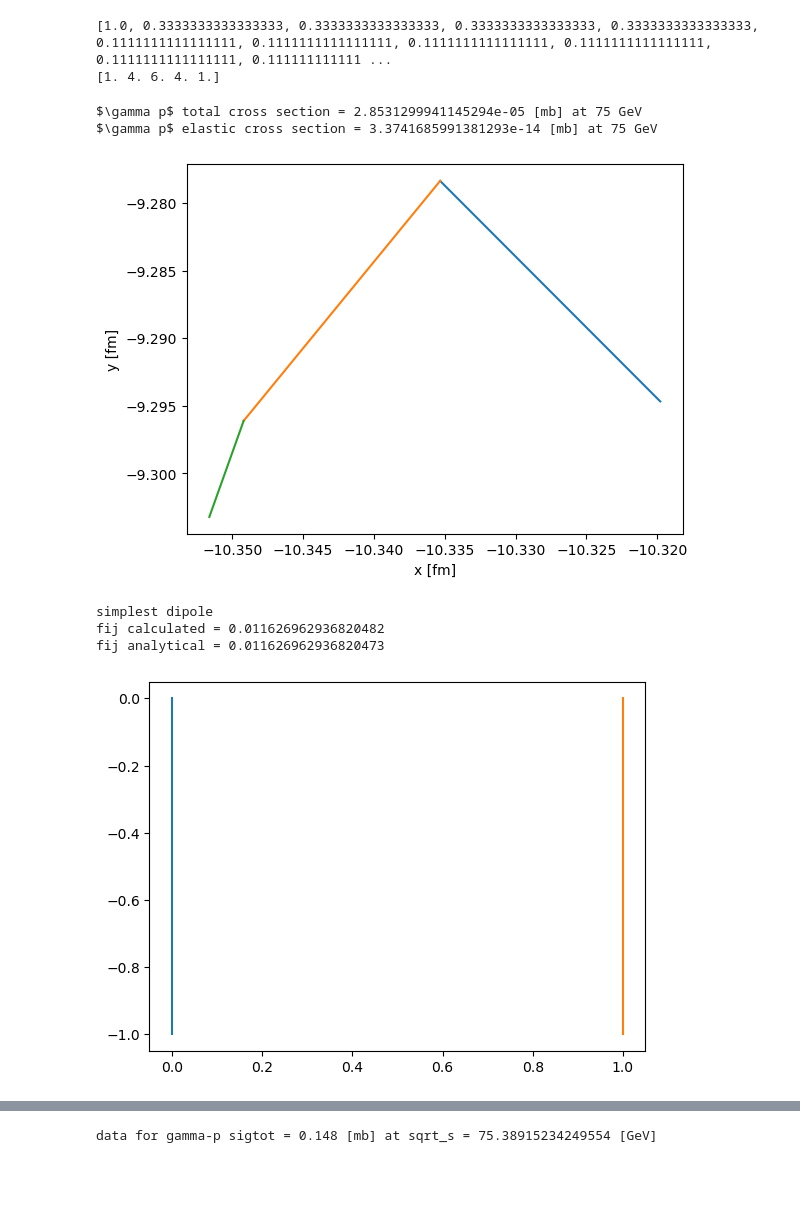
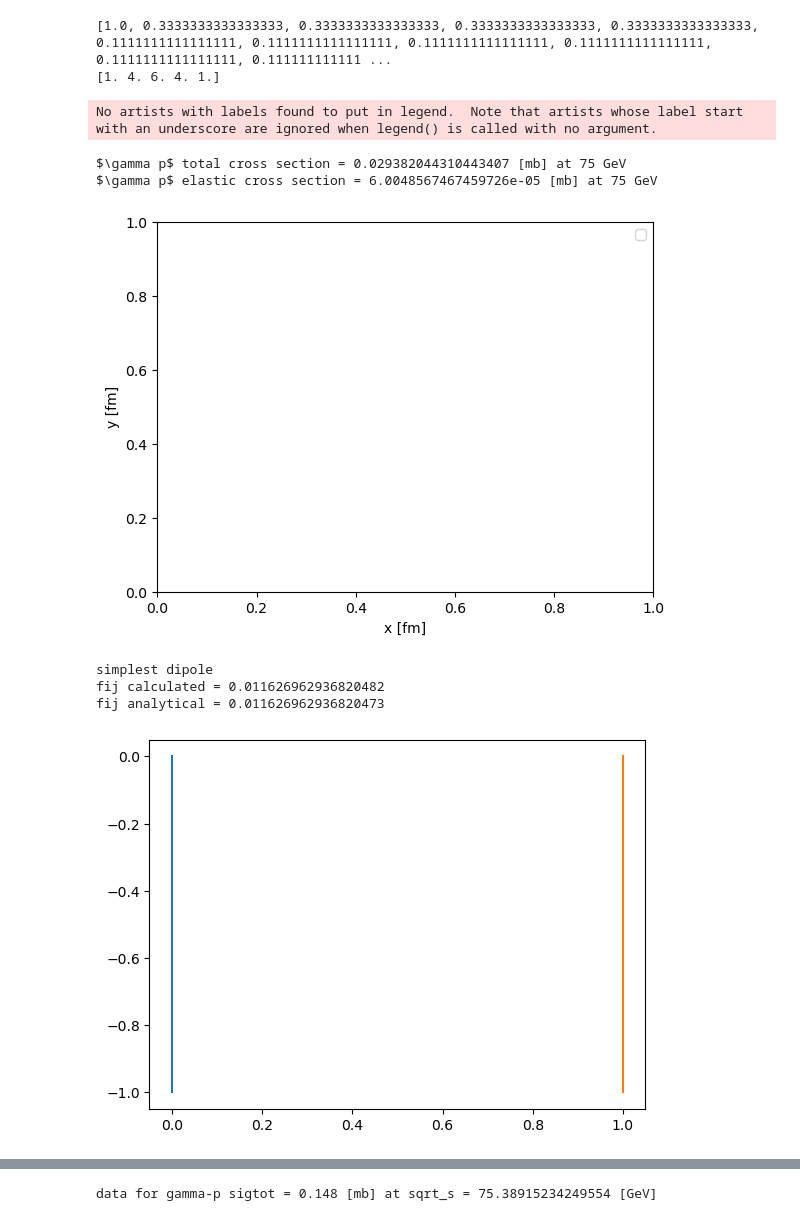
Before and after one commit to SaIsMM/GMC-eA, a Jupyter notebook: GMC v13 Oscar Sepp.ipynb, the cells around one changed output, grey strips where cells are left out. Saved outputs shown, nothing was run; the diff lists cells and outputs as text; code cells hidden in the pictures; blank space fills up the shorter version.

Commit message:
proper angles probably

```diff
--- a/GMC v13 Oscar Sepp.ipynb
+++ b/GMC v13 Oscar Sepp.ipynb
@@ -793,9 +793,9 @@ def dip_Proton(x, y):
 
     return dipTargets
 dipTargets = dip_Proton(0,0)
-num_dip_impact = 1 # the number of impact parameters we sample the cross sections from
+num_dip_impact = 10000 # the number of impact parameters we sample the cross sections from
 impacts_dip = []
-b_max = 15
+b_max = 7
 for j in range(num_dip_impact): # initializes impact parameters with a maximum b
     impacts_dip.append(impactsampler(b_max))
 
@@ -826,7 +826,7 @@ def dipole_mother(r, impact, psi): # first dipole
     r2 = np.array([b*np.cos(phi)+r/2*np.cos(psi), b*np.sin(phi)+r/2*np.sin(psi)])
     xs = [r1[0], r2[0]]
     ys = [r1[1], r2[1]]
-    plt.plot(xs, ys, 'r-') # plot mother
+    # plt.plot(xs, ys, label='mother') # plot mother
     r_dip_proj = [r1, r2]
     return r_dip_proj, r2
 
@@ -835,7 +835,7 @@ def dipole_daughter(r, r_last, theta): # function for daughter dipoles
     r2 = np.array([r1[0]+r*np.cos(theta), r1[1]+r*np.sin(theta)])
     xs = [r1[0], r2[0]]
     ys = [r1[1], r2[1]]
-    plt.plot(xs, ys) # plot the dipoles
+    # plt.plot(xs, ys) # plot the dipoles
     r_dip_proj = [r1, r2]
     return r_dip_proj, r2
 
@@ -846,10 +846,10 @@ def dipProj_sampling(impact, r_list, alpha, beta): # samples dipoles from an ori
     if len(r_list)>1:
         dip_proj, r_last = dipole_mother(r_list[0], impact, psi)
         dip_list.append(dip_proj)
-        angleList.append((beta+psi))
+        angleList.append((beta+psi+np.pi))
         if len(r_list)>3:
-            angleList.append((2*beta+alpha))
-            angleList.append(beta)
+            angleList.append((-np.pi+2*beta+alpha))
+            angleList.append(beta+np.pi)
         if len(r_list)>5:
             angleList.append((3*beta+2*alpha))
             angleList.append((2*beta+alpha))
@@ -862,7 +862,6 @@ def dipProj_sampling(impact, r_list, alpha, beta): # samples dipoles from an ori
             theta = angleList[i-1]+psi
             dip_daughter, r_last = dipole_daughter(r_list[i], r_last, theta)
             dip_list.append(dip_daughter)
-
         return dip_list
     else:
         dip_list.append(dipole_mother(r_list[0], impact, psi)[0])
@@ -907,39 +906,41 @@ def sigma_gp(dipTargets, impacts, Q): # calculates the total integrated cross se
     I_tot=V*1/len(b_arr)*I_tot
     I_el=V*1/len(b_arr)*I_el
     return I_tot, I_el
 
 
 Q = 75 # GeV
 sig_tot_gp, sig_el_gp = sigma_gp(dipTargets, impacts_dip, Q)
 print(f'$\gamma p$ total cross section = {sig_tot_gp} [mb] at {Q} GeV')
 print(f'$\gamma p$ elastic cross section = {sig_el_gp} [mb] at {Q} GeV')
 plt.xlabel('x [fm]')
 plt.ylabel('y [fm]')
+plt.legend()
 plt.show()
 
 #simplest case calculating fij
 d=1
 r=1
 dip_p = np.array([[0,0], [0,-r]])
 dip_t = np.array([[d,0], [d,-r]])
 
 xs1 = [0, 0]
 xs2 = [d, d]
 ys1 = [0, -r]
 ys2 = [0, -r]
 plt.plot(xs1, ys1)
 plt.plot(xs2, ys2)
 fij_simp = fij_calc(dip_p, dip_t)
 print('simplest dipole')
 print(f'fij calculated = {fij_simp}')
 print(f'fij analytical = {alpha_s**2/2*np.log(2)**2}')
 # %% [output]
-$\gamma p$ total cross section = 2.8531299941145294e-05 [mb] at 75 GeV
-$\gamma p$ elastic cross section = 3.3741685991381293e-14 [mb] at 75 GeV
+No artists with labels found to put in legend.  Note that artists whose label start with an underscore are ignored when legend() is called with no argument.
+$\gamma p$ total cross section = 0.029382044310443407 [mb] at 75 GeV
+$\gamma p$ elastic cross section = 6.0048567467459726e-05 [mb] at 75 GeV
-[figure, old version]
+[figure, new version]
-simplest dipole
-fij calculated = 0.011626962936820482
-fij analytical = 0.011626962936820473
+simplest dipole
+fij calculated = 0.011626962936820482
+fij analytical = 0.011626962936820473
 [figure]
 # %%
 Q = 75.4
```
